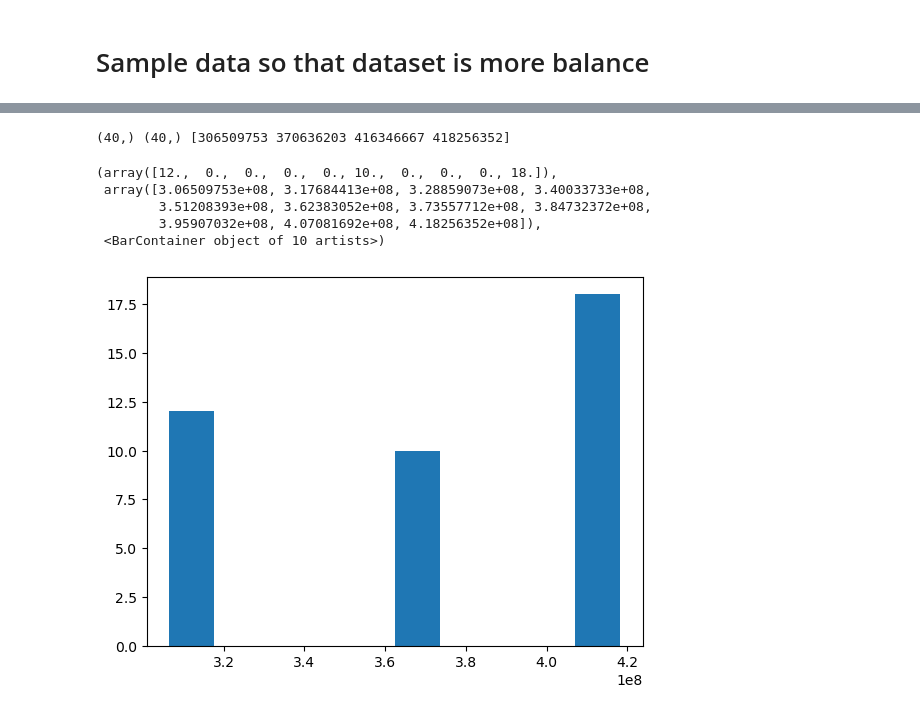
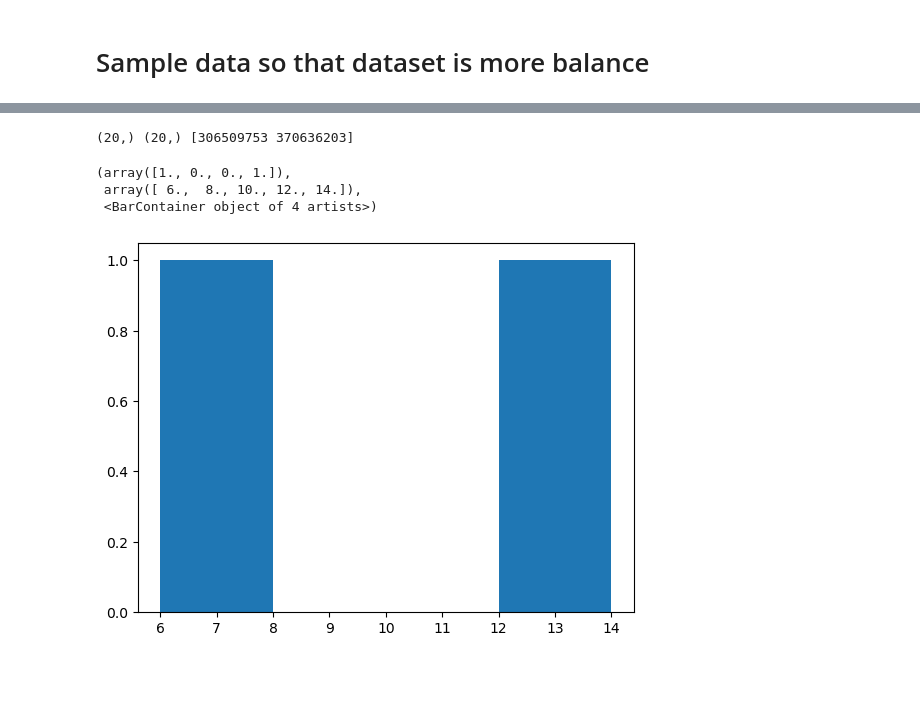
Before and after one commit to lehoangchibach/gif_analytics, a Jupyter notebook: notebooks/preprocessing.ipynb, the cells around one changed output, grey strips where cells are left out. Saved outputs shown, nothing was run; the diff lists cells and outputs as text; code cells hidden in the pictures; blank space fills up the shorter version.

```diff
--- a/notebooks/preprocessing.ipynb
+++ b/notebooks/preprocessing.ipynb
@@ -185,31 +149,33 @@ aaff48_415795572.gif 415795572
 # %%
 with open("./data/data_sampled.pkl", "rb") as f:
     X_data, Y_data = pk.load(f)
 
 count = Counter(Y_data)
 # print(count)
 
 idxes = []
-template_id = set([370636203, 306509753, 416346667, 418256352])
-while len(idxes) < 40:
+template_id = set(
+    [
+        370636203,
+        306509753,
+    ]
+)  # 416346667, 418256352])
+while len(idxes) < 20:
     idx = random.randint(0, len(Y_data) - 1)
     if Y_data[idx] not in template_id:
         continue
 
     idxes.append(idx)
 
 Y_smol = Y_data[idxes]
 X_smol = X_data[idxes]
-data = [X_smol, Y_smol]
 
 print(X_smol.shape, Y_smol.shape, np.unique(Y_smol))
-plt.hist(Y_smol)
+plt.hist(Counter(Y_smol).values(), bins=4)
 # %% [output]
-(40,) (40,) [306509753 370636203 416346667 418256352]
+(20,) (20,) [306509753 370636203]
-(array([12.,  0.,  0.,  0.,  0., 10.,  0.,  0.,  0., 18.]),
- array([3.06509753e+08, 3.17684413e+08, 3.28859073e+08, 3.40033733e+08,
-        3.51208393e+08, 3.62383052e+08, 3.73557712e+08, 3.84732372e+08,
-        3.95907032e+08, 4.07081692e+08, 4.18256352e+08]),
- <BarContainer object of 10 artists>)
+(array([1., 0., 0., 1.]),
+ array([ 6.,  8., 10., 12., 14.]),
+ <BarContainer object of 4 artists>)
-[figure, old version]
+[figure, new version]
 # %%
```
Also changed, not shown: parts of 9 cells of this notebook, 2 other files.
